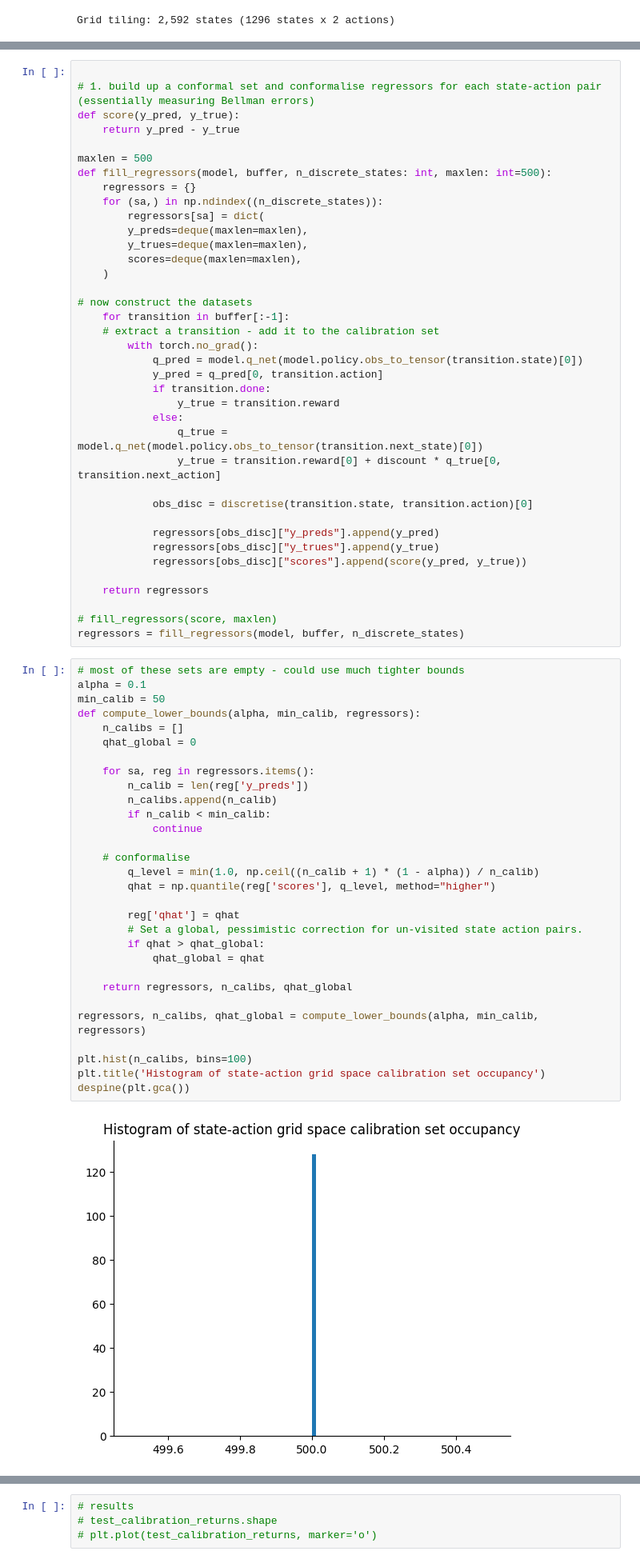
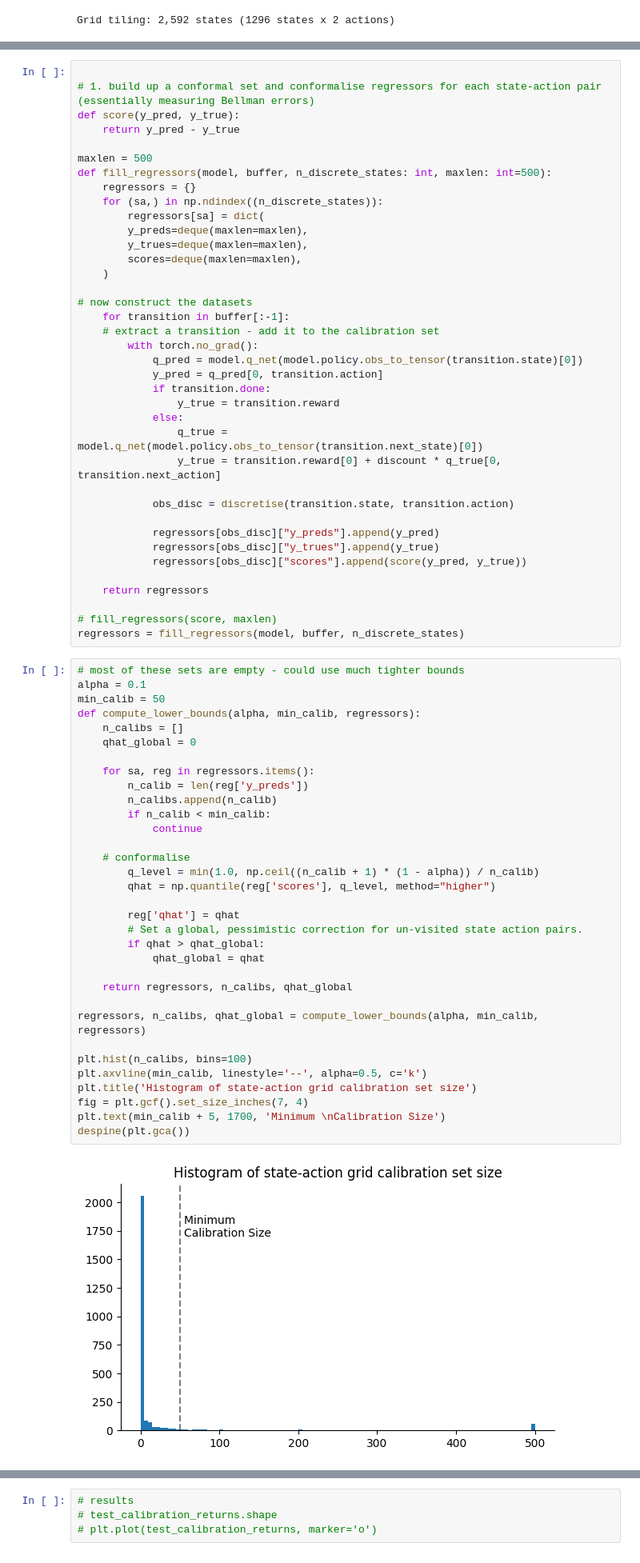
Before and after one commit to foty-hub/msc_thesis, a Jupyter notebook: notebooks/cartpole/cartpole.ipynb, the cells around one changed output, grey strips where cells are left out. Shown at 80% size. Saved outputs shown, nothing was run; the diff lists cells and outputs as text.

```diff
--- a/notebooks/cartpole/cartpole.ipynb
+++ b/notebooks/cartpole/cartpole.ipynb
@@ -173,7 +171,7 @@ def fill_regressors(model, buffer, n_discrete_states: int, maxlen: int=500):
                 q_true = model.q_net(model.policy.obs_to_tensor(transition.next_state)[0])
                 y_true = transition.reward[0] + discount * q_true[0, transition.next_action]
 
-            obs_disc = discretise(transition.state, transition.action)[0]
+            obs_disc = discretise(transition.state, transition.action)
 
             regressors[obs_disc]["y_preds"].append(y_pred)
             regressors[obs_disc]["y_trues"].append(y_true)
@@ -186,35 +184,38 @@ regressors = fill_regressors(model, buffer, n_discrete_states)
 # %%
 # most of these sets are empty - could use much tighter bounds
 alpha = 0.1
 min_calib = 50
 def compute_lower_bounds(alpha, min_calib, regressors):
     n_calibs = []
     qhat_global = 0
 
     for sa, reg in regressors.items():
         n_calib = len(reg['y_preds'])
         n_calibs.append(n_calib)
         if n_calib < min_calib:
             continue
 
     # conformalise
         q_level = min(1.0, np.ceil((n_calib + 1) * (1 - alpha)) / n_calib)
         qhat = np.quantile(reg['scores'], q_level, method="higher")
 
         reg['qhat'] = qhat
         # Set a global, pessimistic correction for un-visited state action pairs.
         if qhat > qhat_global:
             qhat_global = qhat
 
     return regressors, n_calibs, qhat_global
 
 regressors, n_calibs, qhat_global = compute_lower_bounds(alpha, min_calib, regressors)
 
 plt.hist(n_calibs, bins=100)
-plt.title('Histogram of state-action grid space calibration set occupancy')
+plt.axvline(min_calib, linestyle='--', alpha=0.5, c='k')
+plt.title('Histogram of state-action grid calibration set size')
+fig = plt.gcf().set_size_inches(7, 4)
+plt.text(min_calib + 5, 1700, 'Minimum \nCalibration Size')
 despine(plt.gca())
 # %% [output]
-[figure, old version]
+[figure, new version]
 # %%
 from typing import Any
 
```
Also changed, not shown: parts of 2 cells of this notebook.
